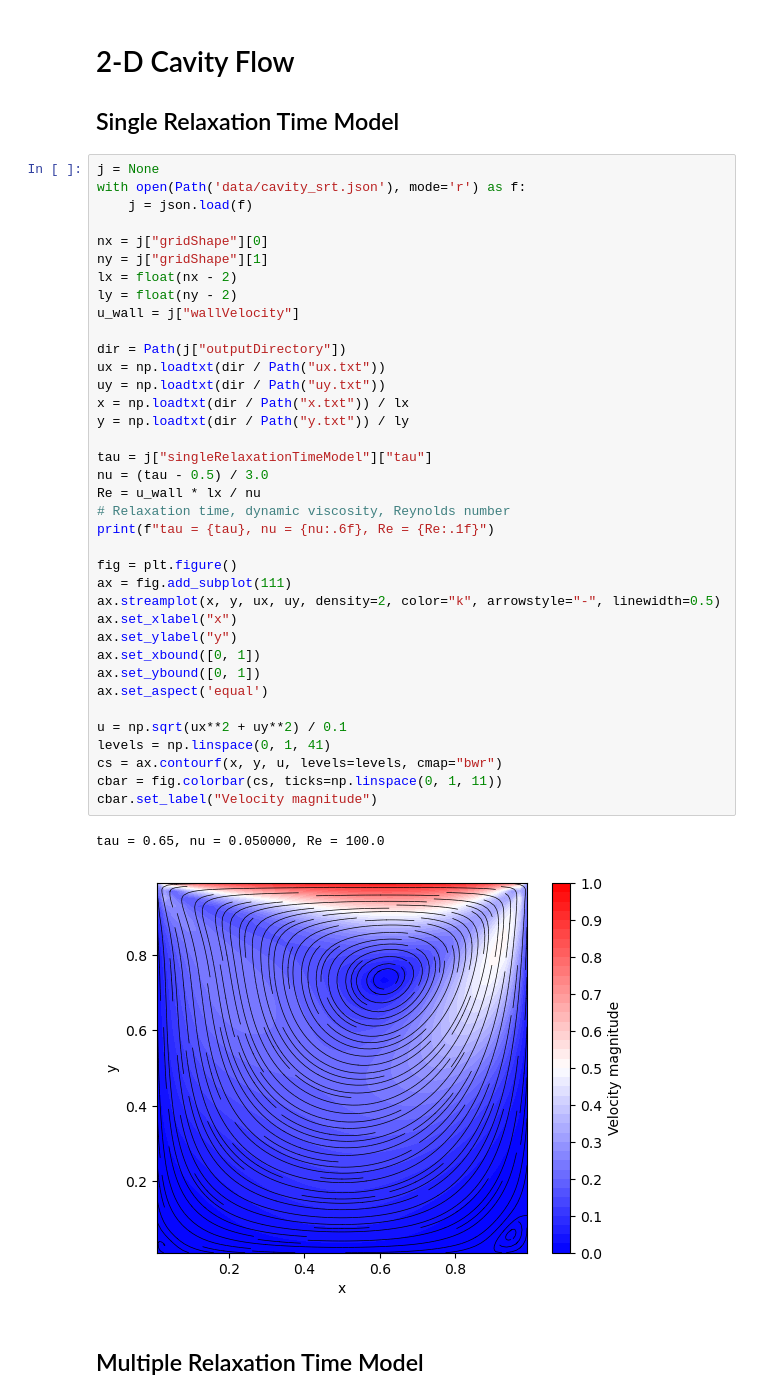
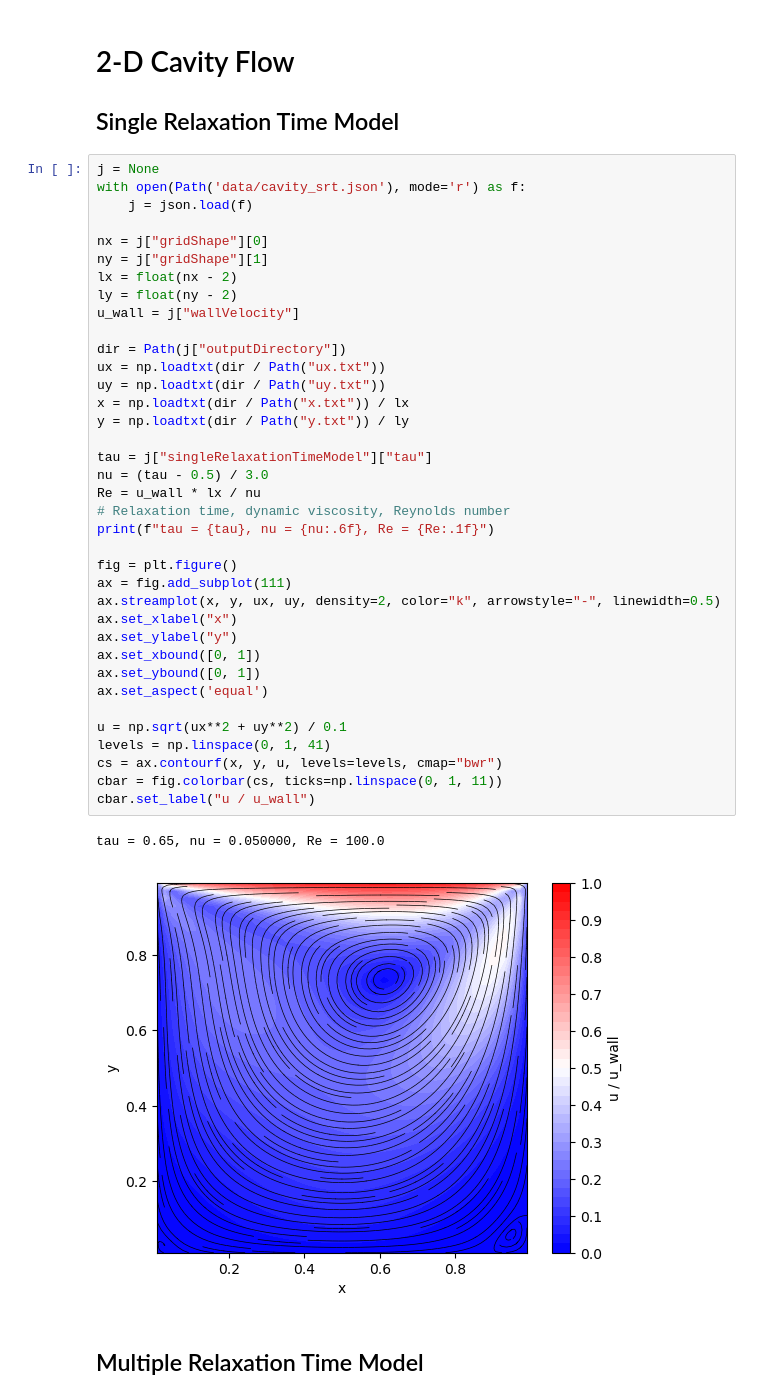
Before and after one commit to shohirose/lbm-simulator, a Jupyter notebook: plot.ipynb, the cells around one changed output. Drawn from its saved outputs; the diff is of its cells as text.

```diff
--- a/plot.ipynb
+++ b/plot.ipynb
@@ -81,35 +81,35 @@ lx = float(nx - 2)
 ly = float(ny - 2)
 u_wall = j["wallVelocity"]
 
 dir = Path(j["outputDirectory"])
 ux = np.loadtxt(dir / Path("ux.txt"))
 uy = np.loadtxt(dir / Path("uy.txt"))
 x = np.loadtxt(dir / Path("x.txt")) / lx
 y = np.loadtxt(dir / Path("y.txt")) / ly
 
 tau = j["singleRelaxationTimeModel"]["tau"]
 nu = (tau - 0.5) / 3.0
 Re = u_wall * lx / nu
 # Relaxation time, dynamic viscosity, Reynolds number
 print(f"tau = {tau}, nu = {nu:.6f}, Re = {Re:.1f}")
 
 fig = plt.figure()
 ax = fig.add_subplot(111)
 ax.streamplot(x, y, ux, uy, density=2, color="k", arrowstyle="-", linewidth=0.5)
 ax.set_xlabel("x")
 ax.set_ylabel("y")
 ax.set_xbound([0, 1])
 ax.set_ybound([0, 1])
 ax.set_aspect('equal')
 
 u = np.sqrt(ux**2 + uy**2) / 0.1
 levels = np.linspace(0, 1, 41)
 cs = ax.contourf(x, y, u, levels=levels, cmap="bwr")
 cbar = fig.colorbar(cs, ticks=np.linspace(0, 1, 11))
-cbar.set_label("Velocity magnitude")
+cbar.set_label("u / u_wall")
 # %% [output]
 tau = 0.65, nu = 0.050000, Re = 100.0
-[figure, old version]
+[figure, new version]
 # %% [markdown]
 ## Multiple Relaxation Time Model
 # %%
```
Also changed, not shown: parts of 2 cells of this notebook, 2 other files.
